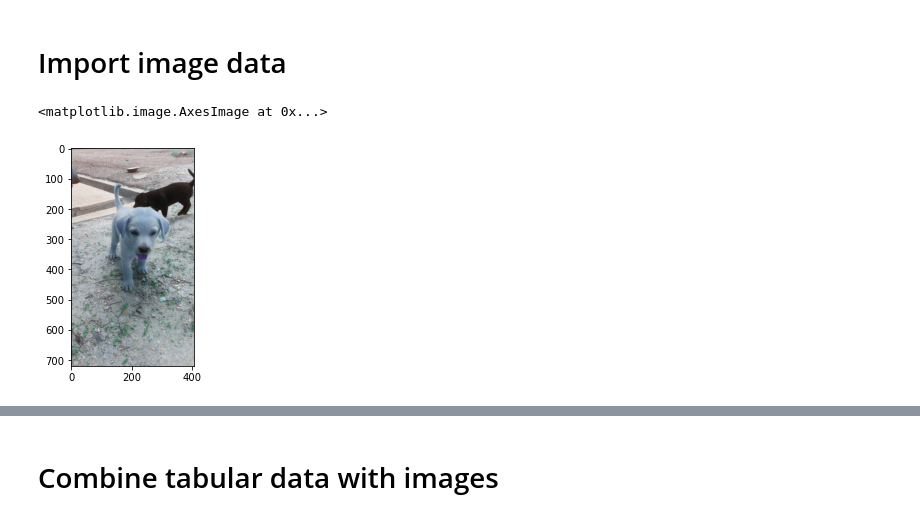
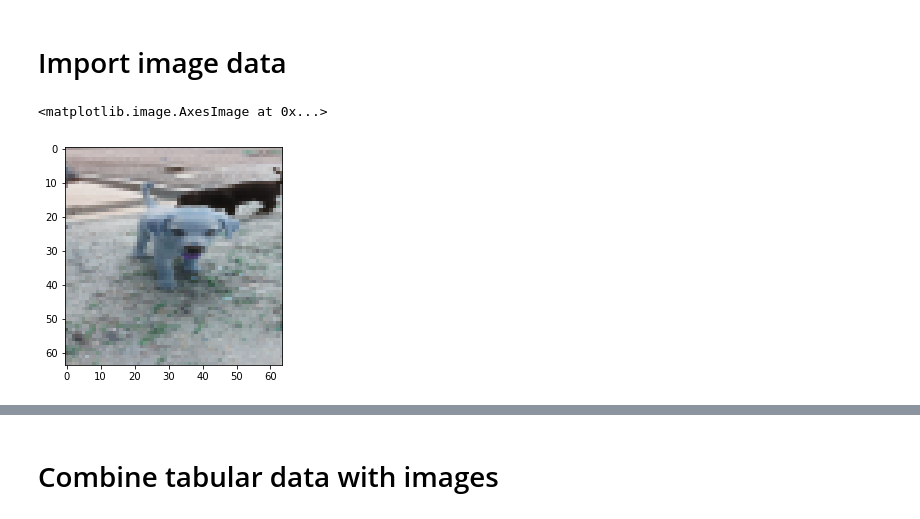
Before and after one commit to ilsefeenstra/CassBenteDemiIlse, a Jupyter notebook: Import_data.ipynb, the cells around one changed output, grey strips where cells are left out. Drawn from its saved outputs; the diff is of its cells as text; code cells hidden in the pictures.

Commit message:
reshape image data

```diff
--- a/Import_data.ipynb
+++ b/Import_data.ipynb
@@ -18,20 +20,23 @@ csv_train_data.head()
 # %% [markdown]
 # Import image data
 # %%
-import os, os.path
-import matplotlib.pyplot as plt
-import cv2
+# from os import chdir, listdir
+# import matplotlib.pyplot as plt
+# import cv2
 
-# get the training images
-train_imgs = []
-# os.chdir('/petfinder-pawpularity-score/train')
-os.chdir("C:\\Users\\Cass Maes\\Documents\\PPP\\MinorAI\\ML_project\\CassBenteDemiIlse\\petfinder-pawpularity-score\\train")
+# # get the training images
+# train_imgs = []
+# # os.chdir('../petfinder-pawpularity-score/train')
+# chdir("C:\\Users\\Cass Maes\\Documents\\PPP\\MinorAI\\ML_project\\CassBenteDemiIlse\\petfinder-pawpularity-score\\train")
 
-# store all the images of the path in a list
-for i in os.listdir():
-    train_imgs.append(cv2.imread(i))
+# # reshape all the images and store in a list
+# train_img = []
+# for i in listdir():
+#     file = cv2.imread(i)
+#     file=cv2.resize(file,(64,64), interpolation=cv2.INTER_AREA)
+#     train_img.append(file/255)
 
-plt.imshow(train_imgs[0])
+# plt.imshow(train_img[0])
 # %% [output]
 <matplotlib.image.AxesImage at 0x...>
-[figure, old version]
+[figure, new version]
```
Also changed, not shown: parts of 7 cells of this notebook.
